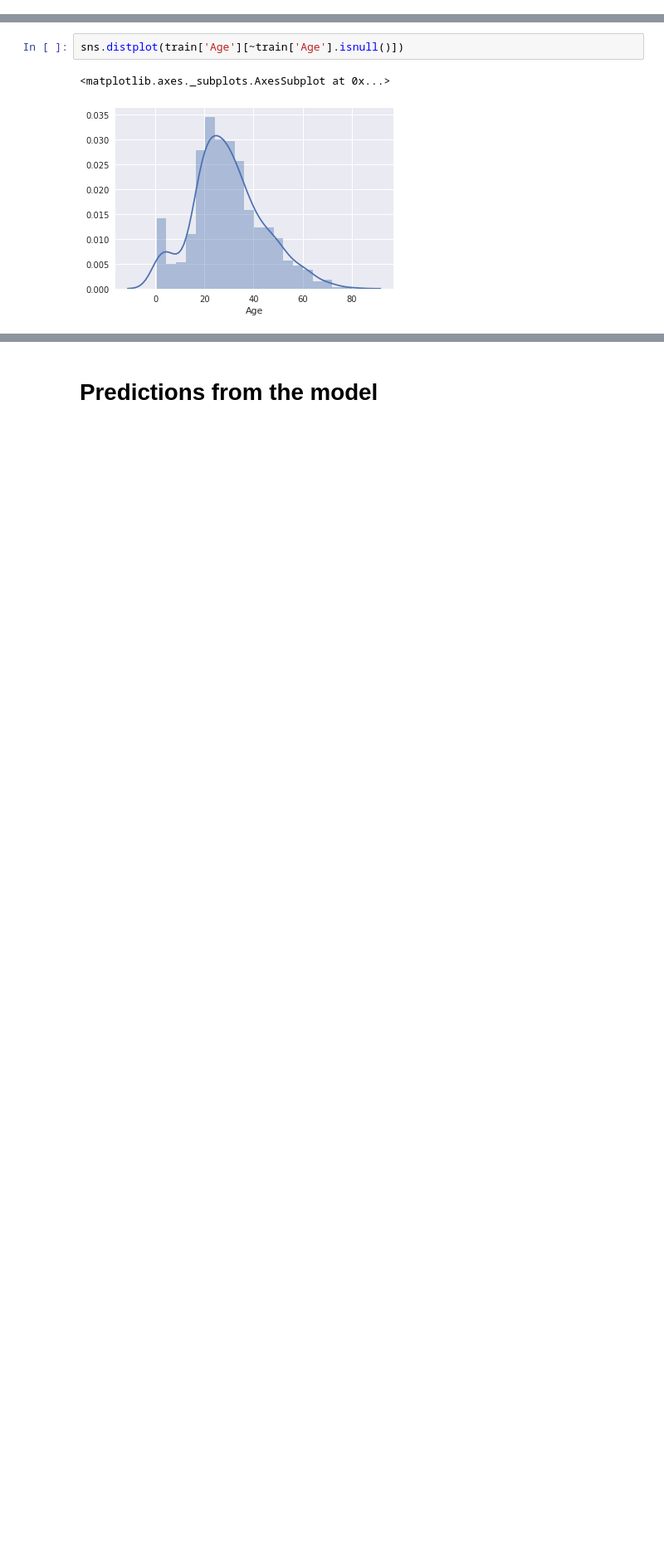
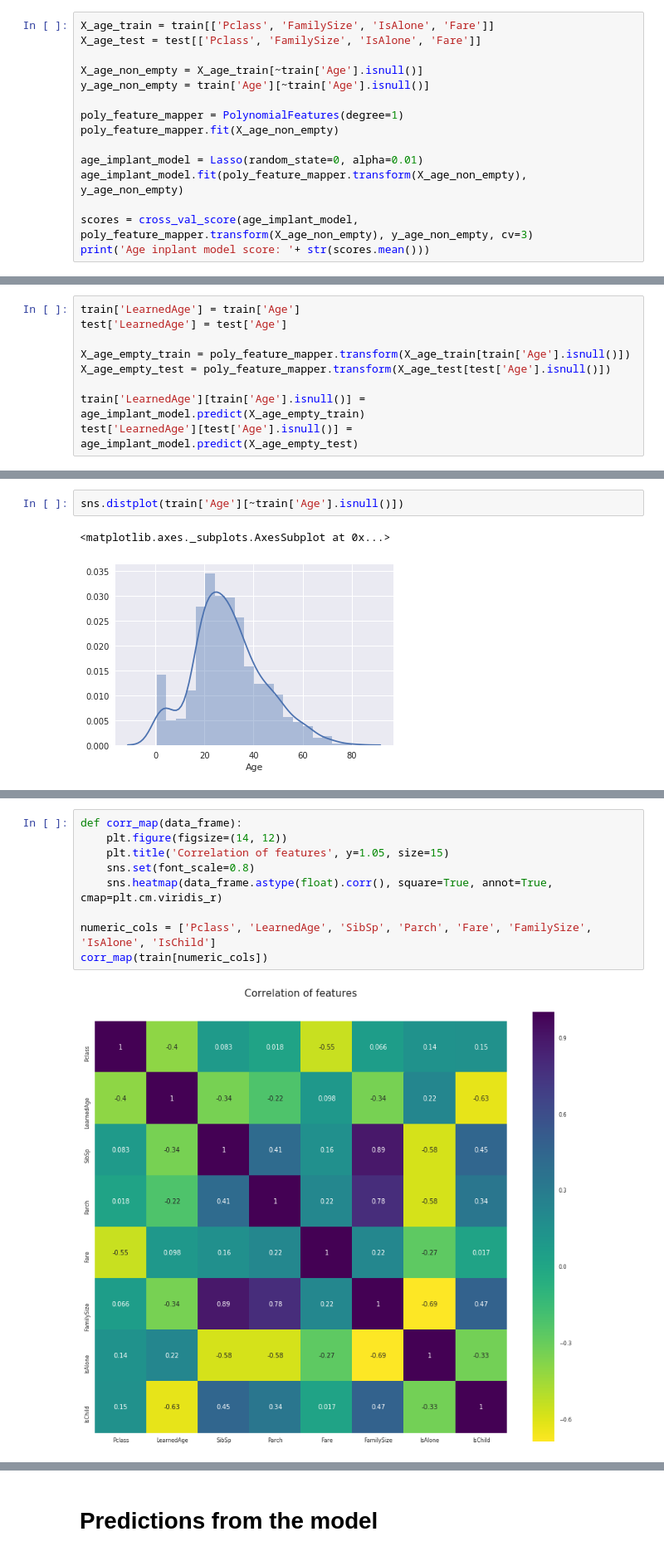
Before and after one commit to ichko/ml-playground, a Jupyter notebook: playground/titanic-hw.ipynb, the cells around one changed output, grey strips where cells are left out. Shown at 83% size. Cells and saved outputs as stored; diff of their text form; blank space fills up the shorter version.

```diff
--- a/playground/titanic-hw.ipynb
+++ b/playground/titanic-hw.ipynb
@@ -242,0 +209,15 @@ KeyError: 'LearnedAge'
+# %%
+X_age_train = train[['Pclass', 'FamilySize', 'IsAlone', 'Fare']]
+X_age_test = test[['Pclass', 'FamilySize', 'IsAlone', 'Fare']]
+
+X_age_non_empty = X_age_train[~train['Age'].isnull()]
+y_age_non_empty = train['Age'][~train['Age'].isnull()]
+
+poly_feature_mapper = PolynomialFeatures(degree=1)
+poly_feature_mapper.fit(X_age_non_empty)
+
+age_implant_model = Lasso(random_state=0, alpha=0.01)
+age_implant_model.fit(poly_feature_mapper.transform(X_age_non_empty), y_age_non_empty)
+
+scores = cross_val_score(age_implant_model, poly_feature_mapper.transform(X_age_non_empty), y_age_non_empty, cv=3)
+print('Age inplant model score: '+ str(scores.mean()))
@@ -242,0 +228,9 @@ KeyError: 'LearnedAge'
+# %%
+train['LearnedAge'] = train['Age']
+test['LearnedAge'] = test['Age']
+
+X_age_empty_train = poly_feature_mapper.transform(X_age_train[train['Age'].isnull()])
+X_age_empty_test = poly_feature_mapper.transform(X_age_test[test['Age'].isnull()])
+
+train['LearnedAge'][train['Age'].isnull()] = age_implant_model.predict(X_age_empty_train)
+test['LearnedAge'][test['Age'].isnull()] = age_implant_model.predict(X_age_empty_test)
@@ -251,0 +256,11 @@ KeyError: 'LearnedAge'
+# %%
+def corr_map(data_frame):
+    plt.figure(figsize=(14, 12))
+    plt.title('Correlation of features', y=1.05, size=15)
+    sns.set(font_scale=0.8)
+    sns.heatmap(data_frame.astype(float).corr(), square=True, annot=True, cmap=plt.cm.viridis_r)
+
+numeric_cols = ['Pclass', 'LearnedAge', 'SibSp', 'Parch', 'Fare', 'FamilySize', 'IsAlone', 'IsChild']
+corr_map(train[numeric_cols])
+# %% [output]
+[figure, added]
```
Also changed, not shown: parts of 28 cells of this notebook.
